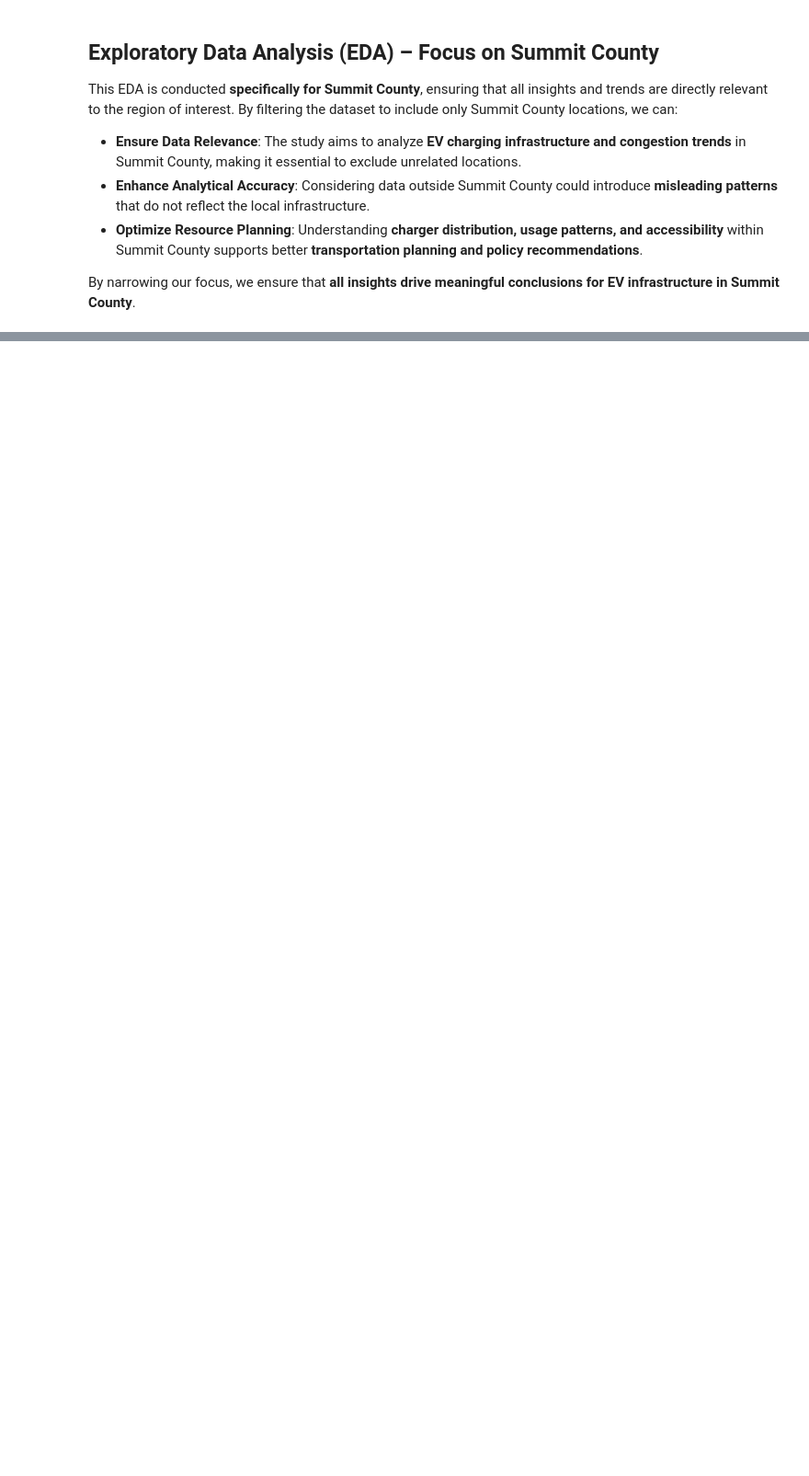
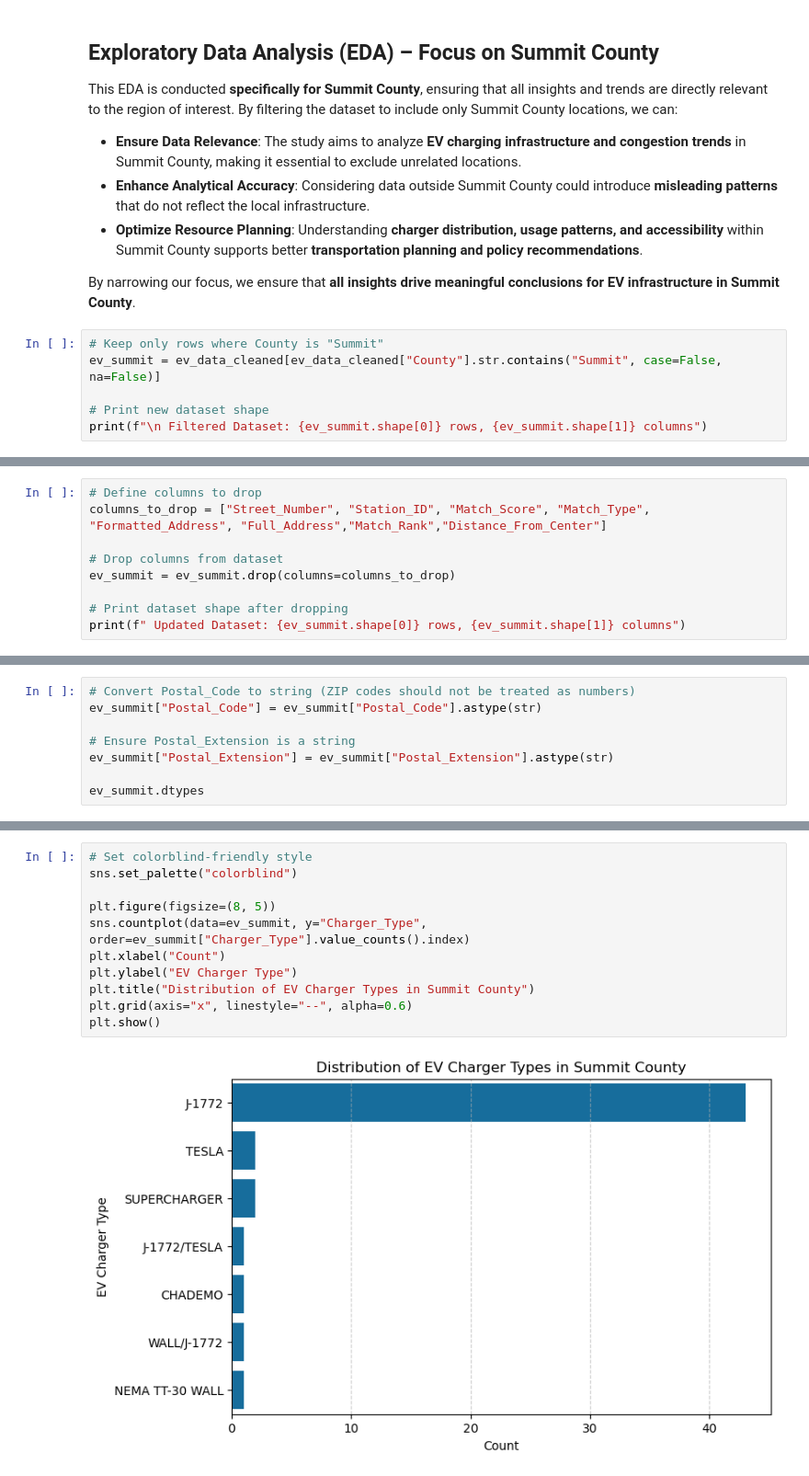
Before and after one commit to RichelCode/Congestion-and-EV-Charging-Analysis, a Jupyter notebook: Congestion Analysis.ipynb, the cells around one changed output, grey strips where cells are left out. Shown at 92% size. Drawn from its saved outputs; the diff is of its cells as text; blank space fills up the shorter version.

```diff
--- a/Congestion Analysis.ipynb
+++ b/Congestion Analysis.ipynb
@@ -521,3 +521,9 @@ This EDA is conducted **specifically for Summit County**, ensuring that all insi
 - **Optimize Resource Planning**: Understanding **charger distribution, usage patterns, and accessibility** within Summit County supports better **transportation planning and policy recommendations**.
 
 By narrowing our focus, we ensure that **all insights drive meaningful conclusions for EV infrastructure in Summit County**.
+# %%
+# Keep only rows where County is "Summit"
+ev_summit = ev_data_cleaned[ev_data_cleaned["County"].str.contains("Summit", case=False, na=False)]
+
+# Print new dataset shape
+print(f"\n Filtered Dataset: {ev_summit.shape[0]} rows, {ev_summit.shape[1]} columns")
@@ -523,0 +532,9 @@ By narrowing our focus, we ensure that **all insights drive meaningful conclusio
+# %%
+# Define columns to drop
+columns_to_drop = ["Street_Number", "Station_ID", "Match_Score", "Match_Type", "Formatted_Address", "Full_Address","Match_Rank","Distance_From_Center"]
+
+# Drop columns from dataset
+ev_summit = ev_summit.drop(columns=columns_to_drop)
+
+# Print dataset shape after dropping
+print(f" Updated Dataset: {ev_summit.shape[0]} rows, {ev_summit.shape[1]} columns")
@@ -523,0 +563,8 @@ By narrowing our focus, we ensure that **all insights drive meaningful conclusio
+# %%
+# Convert Postal_Code to string (ZIP codes should not be treated as numbers)
+ev_summit["Postal_Code"] = ev_summit["Postal_Code"].astype(str)
+
+# Ensure Postal_Extension is a string
+ev_summit["Postal_Extension"] = ev_summit["Postal_Extension"].astype(str)
+
+ev_summit.dtypes
@@ -523,0 +712,13 @@ By narrowing our focus, we ensure that **all insights drive meaningful conclusio
+# %%
+# Set colorblind-friendly style
+sns.set_palette("colorblind")
+
+plt.figure(figsize=(8, 5))
+sns.countplot(data=ev_summit, y="Charger_Type", order=ev_summit["Charger_Type"].value_counts().index)
+plt.xlabel("Count")
+plt.ylabel("EV Charger Type")
+plt.title("Distribution of EV Charger Types in Summit County")
+plt.grid(axis="x", linestyle="--", alpha=0.6)
+plt.show()
+# %% [output]
+[figure, added]
```
Also changed, not shown: parts of 13 cells of this notebook.
